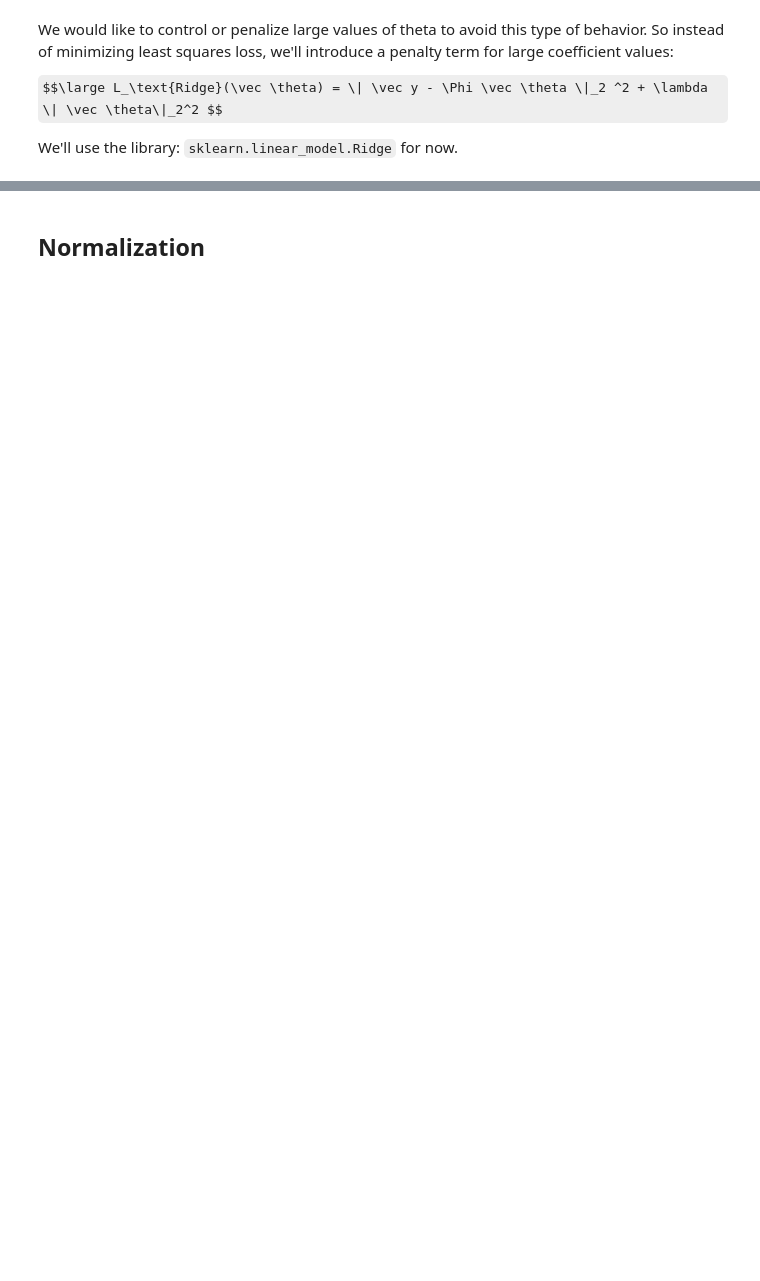
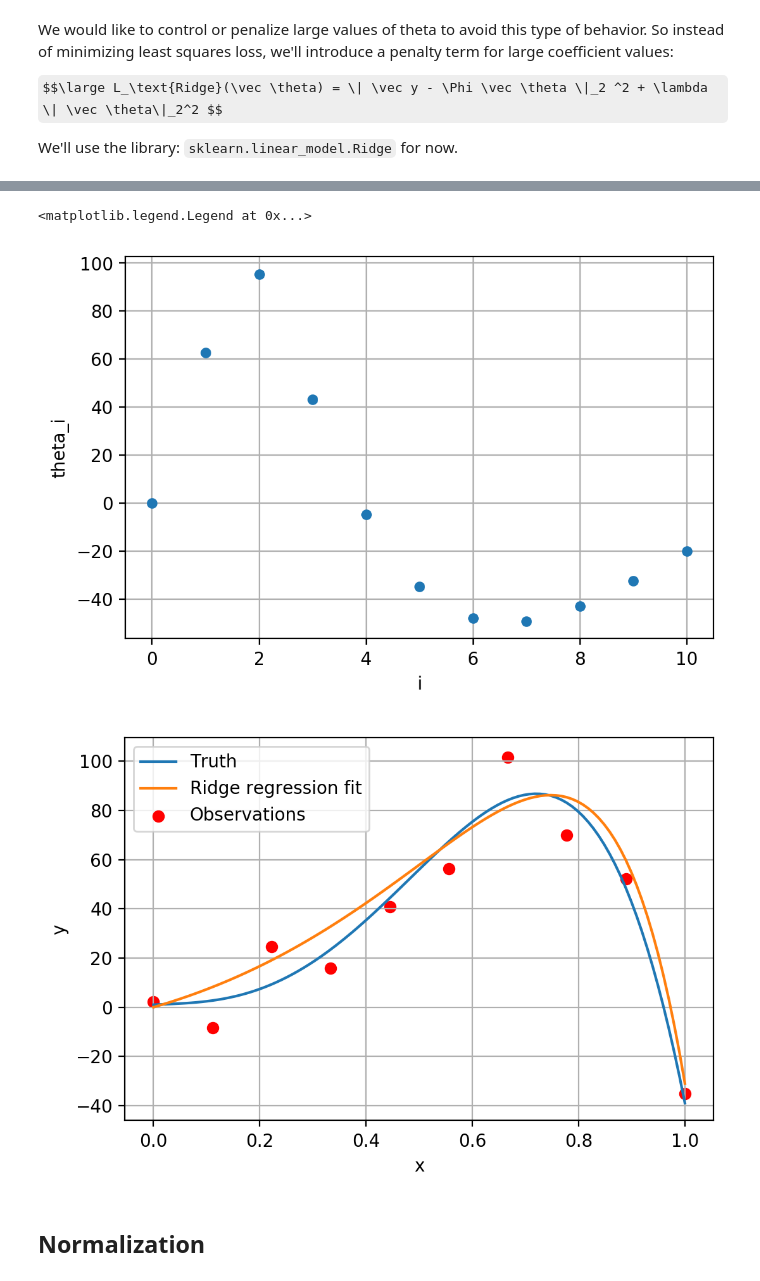
Before and after one commit to Chavelior/mdi-504-in-lecture-notebooks, a Jupyter notebook: Lecture 13 - Lasso and Ridge Regression.ipynb, the cells around one changed output, grey strips where cells are left out. Cells and saved outputs as stored; diff of their text form; code cells hidden in the pictures; some formulas as TeX source; blank space fills up the shorter version.

```diff
--- a/Lecture 13 - Lasso and Ridge Regression.ipynb
+++ b/Lecture 13 - Lasso and Ridge Regression.ipynb
@@ -112,25 +127,29 @@ plt.legend(['Truth', 'Ridge regression fit', 'Observations'])
 # %%
 # Let's try lowering penality.
-ridge_model = Ridge(alpha = 0)
+ridge_model = Ridge(alpha = 0.01)
 ridge_model.fit(Phi, y_obs)
 theta_ridge = ridge_model.coef_
 
 # plot theta
 plt.plot(theta_ridge, linewidth=0, marker='o', markersize=5)
 plt.xlabel('i')
 plt.ylabel('theta_i')
 plt.grid()
 
 # plot model
 y_model = Phi_plot @ theta_ridge
 plt.figure()
 plt.plot(x_plot, y_plot)
 plt.plot(x_plot, y_model)
 plt.scatter(x, y_obs, color='red')
 plt.grid()
 plt.xlabel('x')
 plt.ylabel('y')
 plt.legend(['Truth', 'Ridge regression fit', 'Observations'])
+# %% [output]
+<matplotlib.legend.Legend at 0x...>
+[figure, added]
+[figure, added]
 # %% [markdown]
 ## Normalization
 # %%
```
Also changed, not shown: parts of 25 cells of this notebook.
